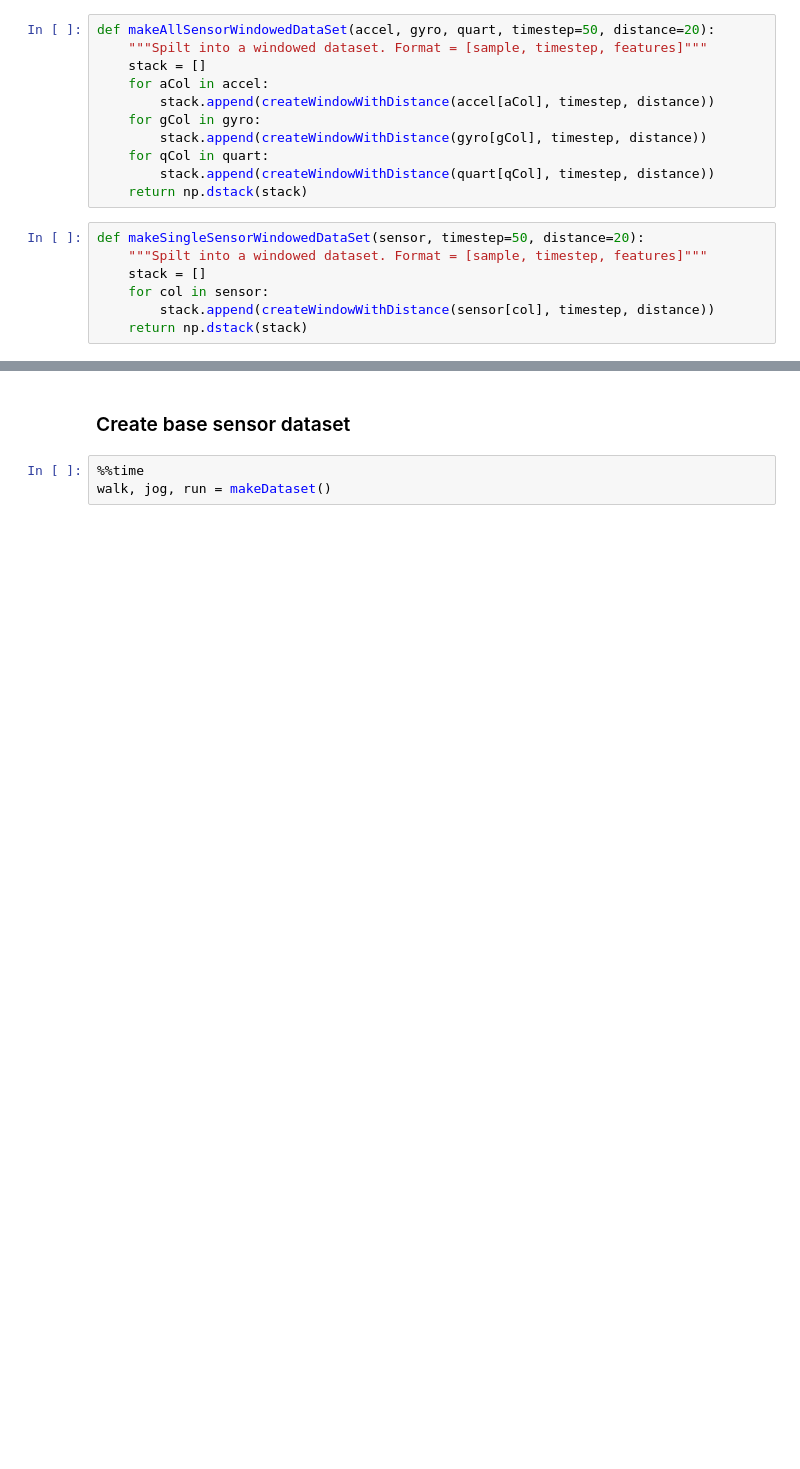
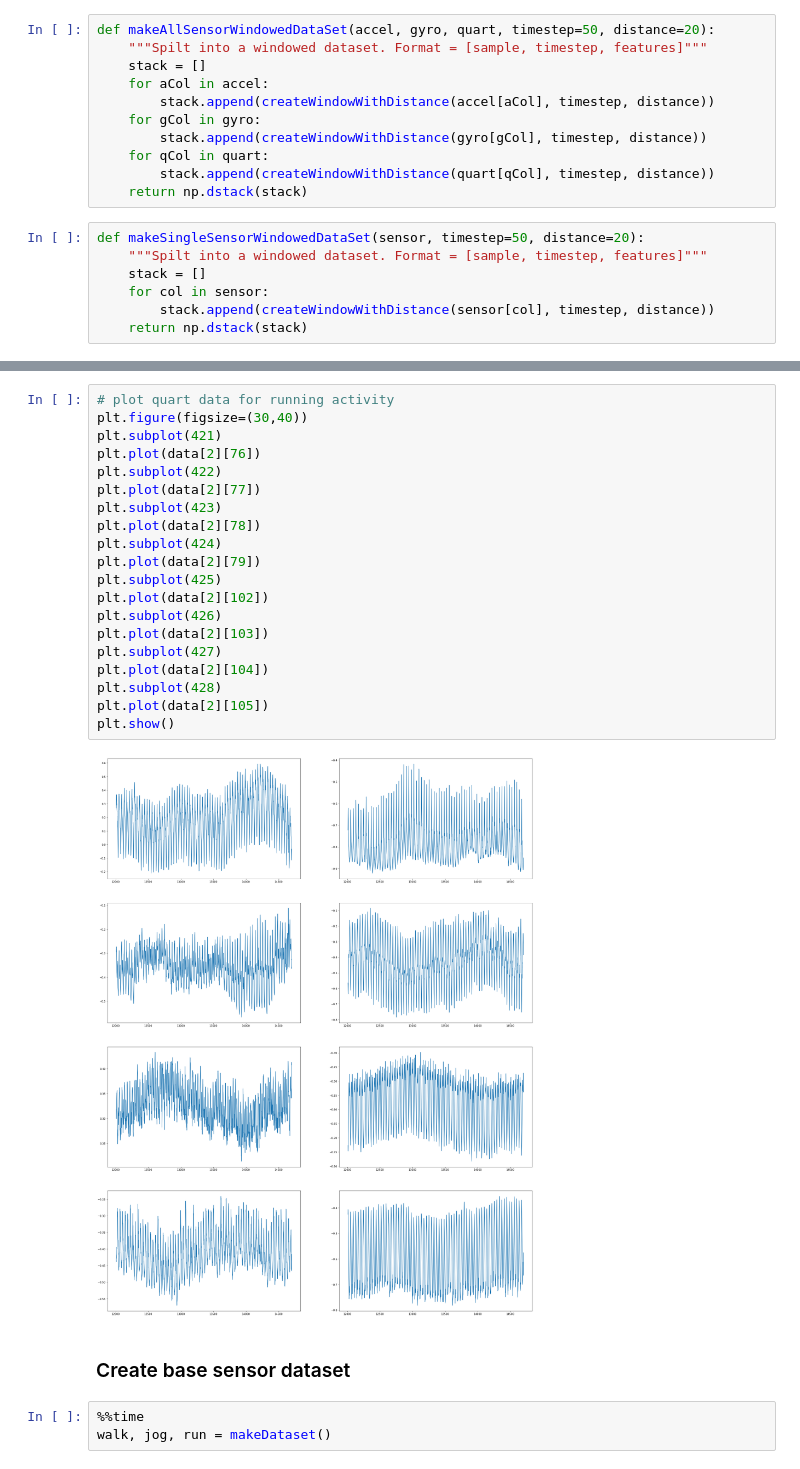
Before and after one commit to raymondng76/PRS-ISSM-2019-09-09-IS1FT-CA3, a Jupyter notebook: code/CA3.ipynb, the cells around one changed output, grey strips where cells are left out. Cells and saved outputs as stored; diff of their text form; blank space fills up the shorter version.

```diff
--- a/code/CA3.ipynb
+++ b/code/CA3.ipynb
@@ -158,3 +199,25 @@ def makeSingleSensorWindowedDataSet(sensor, timestep=50, distance=20):
+# %%
+# plot quart data for running activity
+plt.figure(figsize=(30,40))
+plt.subplot(421)
+plt.plot(data[2][76])
+plt.subplot(422)
+plt.plot(data[2][77])
+plt.subplot(423)
+plt.plot(data[2][78])
+plt.subplot(424)
+plt.plot(data[2][79])
+plt.subplot(425)
+plt.plot(data[2][102])
+plt.subplot(426)
+plt.plot(data[2][103])
+plt.subplot(427)
+plt.plot(data[2][104])
+plt.subplot(428)
+plt.plot(data[2][105])
+plt.show()
+# %% [output]
+[figure, added]
 # %% [markdown]
 ### Create base sensor dataset
 # %%
```
Also changed, not shown: parts of 25 cells of this notebook.
